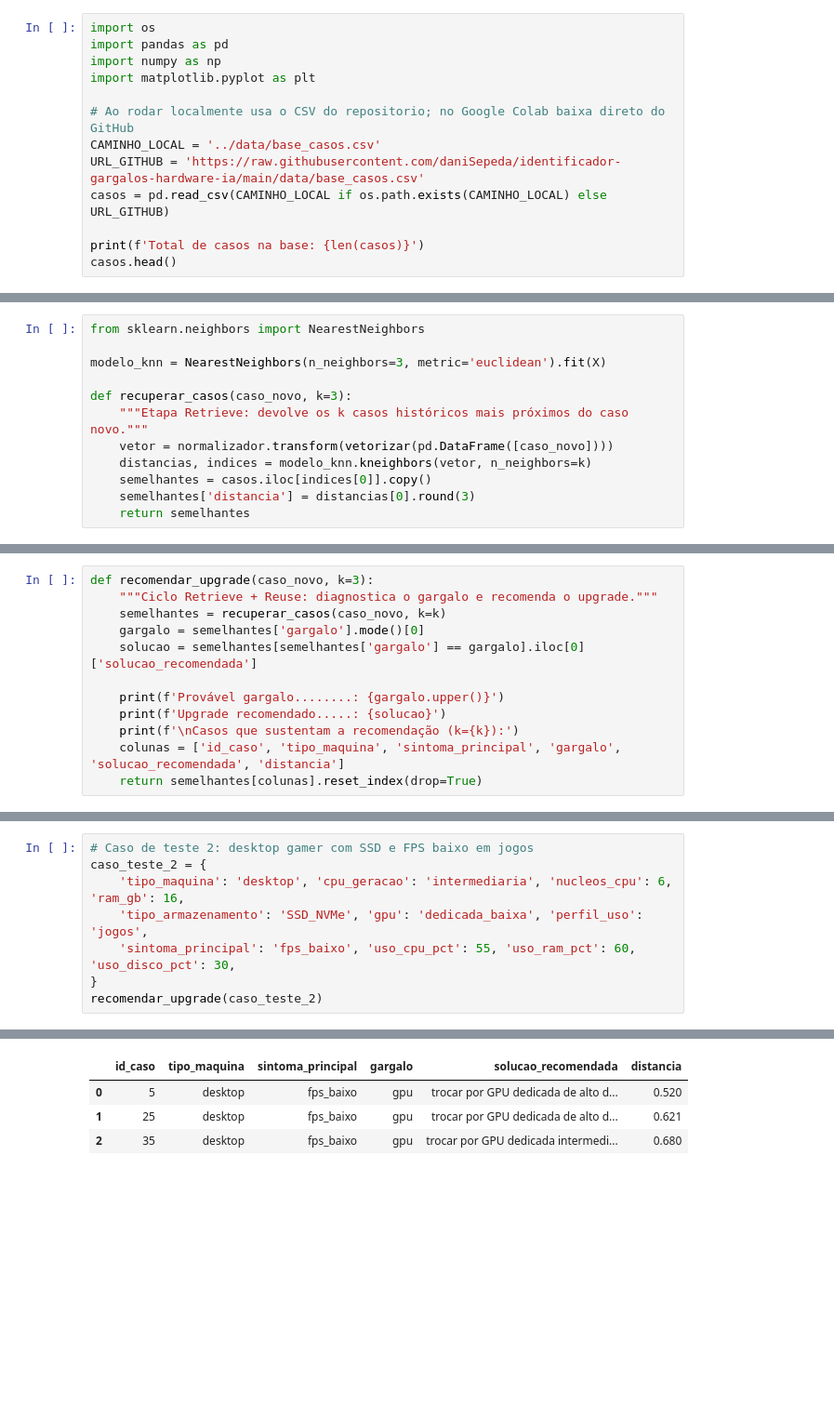
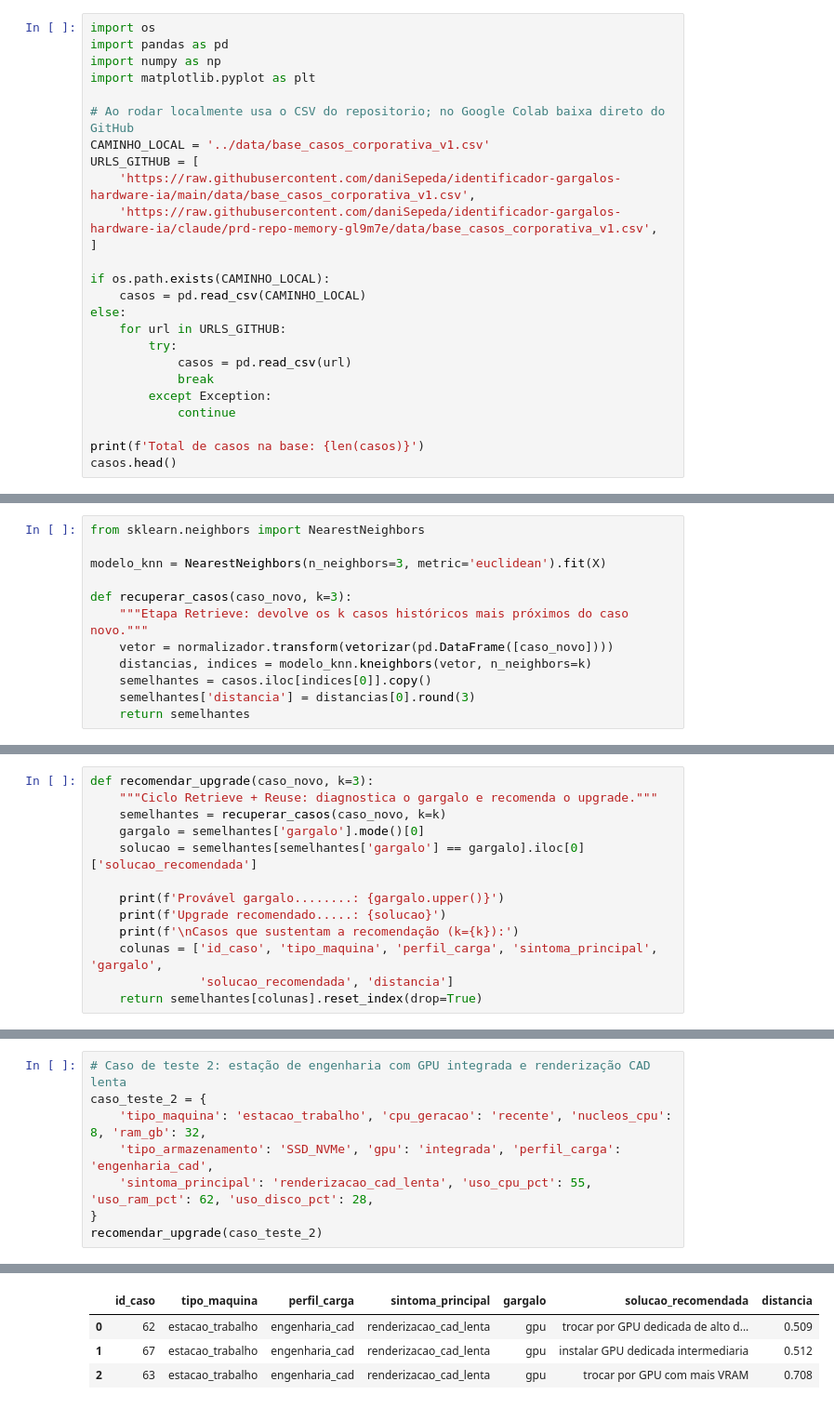
Before and after one commit to daniSepeda/identificador-gargalos-hardware-ia, a Jupyter notebook: notebooks/checkpoint_experimentos.ipynb, the cells around one changed output, grey strips where cells are left out. Shown at 93% size. Cells and saved outputs as stored; diff of their text form; blank space fills up the shorter version.

```diff
--- a/notebooks/checkpoint_experimentos.ipynb
+++ b/notebooks/checkpoint_experimentos.ipynb
@@ -29,9 +37,21 @@ import numpy as np
 import matplotlib.pyplot as plt
 
 # Ao rodar localmente usa o CSV do repositorio; no Google Colab baixa direto do GitHub
-CAMINHO_LOCAL = '../data/base_casos.csv'
-URL_GITHUB = 'https://raw.githubusercontent.com/daniSepeda/identificador-gargalos-hardware-ia/main/data/base_casos.csv'
-casos = pd.read_csv(CAMINHO_LOCAL if os.path.exists(CAMINHO_LOCAL) else URL_GITHUB)
+CAMINHO_LOCAL = '../data/base_casos_corporativa_v1.csv'
+URLS_GITHUB = [
+    'https://raw.githubusercontent.com/daniSepeda/identificador-gargalos-hardware-ia/main/data/base_casos_corporativa_v1.csv',
+    'https://raw.githubusercontent.com/daniSepeda/identificador-gargalos-hardware-ia/claude/prd-repo-memory-gl9m7e/data/base_casos_corporativa_v1.csv',
+]
+
+if os.path.exists(CAMINHO_LOCAL):
+    casos = pd.read_csv(CAMINHO_LOCAL)
+else:
+    for url in URLS_GITHUB:
+        try:
+            casos = pd.read_csv(url)
+            break
+        except Exception:
+            continue
 
 print(f'Total de casos na base: {len(casos)}')
 casos.head()
@@ -138,6 +196,7 @@ def recomendar_upgrade(caso_novo, k=3):
     print(f'Provável gargalo........: {gargalo.upper()}')
     print(f'Upgrade recomendado.....: {solucao}')
     print(f'\nCasos que sustentam a recomendação (k={k}):')
-    colunas = ['id_caso', 'tipo_maquina', 'sintoma_principal', 'gargalo', 'solucao_recomendada', 'distancia']
+    colunas = ['id_caso', 'tipo_maquina', 'perfil_carga', 'sintoma_principal', 'gargalo',
+               'solucao_recomendada', 'distancia']
     return semelhantes[colunas].reset_index(drop=True)
 # %%
@@ -160,17 +219,17 @@ Casos que sustentam a recomendação (k=3):
 # %%
-# Caso de teste 2: desktop gamer com SSD e FPS baixo em jogos
+# Caso de teste 2: estação de engenharia com GPU integrada e renderização CAD lenta
 caso_teste_2 = {
-    'tipo_maquina': 'desktop', 'cpu_geracao': 'intermediaria', 'nucleos_cpu': 6, 'ram_gb': 16,
-    'tipo_armazenamento': 'SSD_NVMe', 'gpu': 'dedicada_baixa', 'perfil_uso': 'jogos',
-    'sintoma_principal': 'fps_baixo', 'uso_cpu_pct': 55, 'uso_ram_pct': 60, 'uso_disco_pct': 30,
+    'tipo_maquina': 'estacao_trabalho', 'cpu_geracao': 'recente', 'nucleos_cpu': 8, 'ram_gb': 32,
+    'tipo_armazenamento': 'SSD_NVMe', 'gpu': 'integrada', 'perfil_carga': 'engenharia_cad',
+    'sintoma_principal': 'renderizacao_cad_lenta', 'uso_cpu_pct': 55, 'uso_ram_pct': 62, 'uso_disco_pct': 28,
 }
 recomendar_upgrade(caso_teste_2)
 # %% [output]
 Provável gargalo........: GPU
 Upgrade recomendado.....: trocar por GPU dedicada de alto desempenho
 
 Casos que sustentam a recomendação (k=3):
-|  | id_caso | tipo_maquina | sintoma_principal | gargalo | solucao_recomendada | distancia |
-| 0 | 5 | desktop | fps_baixo | gpu | trocar por GPU dedicada de alto d... | 0.520 |
-| 1 | 25 | desktop | fps_baixo | gpu | trocar por GPU dedicada de alto d... | 0.621 |
-| 2 | 35 | desktop | fps_baixo | gpu | trocar por GPU dedicada intermedi... | 0.680 |
+|  | id_caso | tipo_maquina | perfil_carga | sintoma_principal | gargalo | solucao_recomendada | distancia |
+| 0 | 62 | estacao_trabalho | engenharia_cad | renderizacao_cad_lenta | gpu | trocar por GPU dedicada de alto d... | 0.509 |
+| 1 | 67 | estacao_trabalho | engenharia_cad | renderizacao_cad_lenta | gpu | instalar GPU dedicada intermediaria | 0.512 |
+| 2 | 63 | estacao_trabalho | engenharia_cad | renderizacao_cad_lenta | gpu | trocar por GPU com mais VRAM | 0.708 |
```
Also changed, not shown: parts of 16 cells of this notebook.
